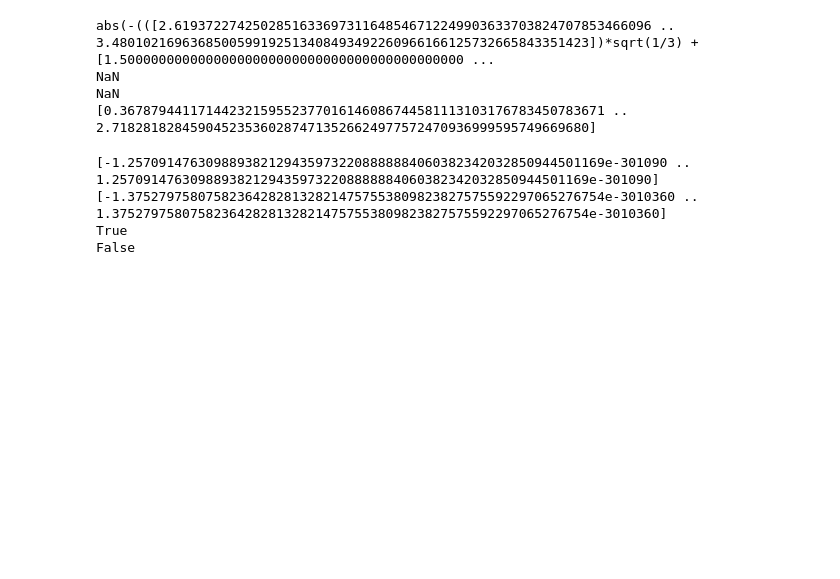
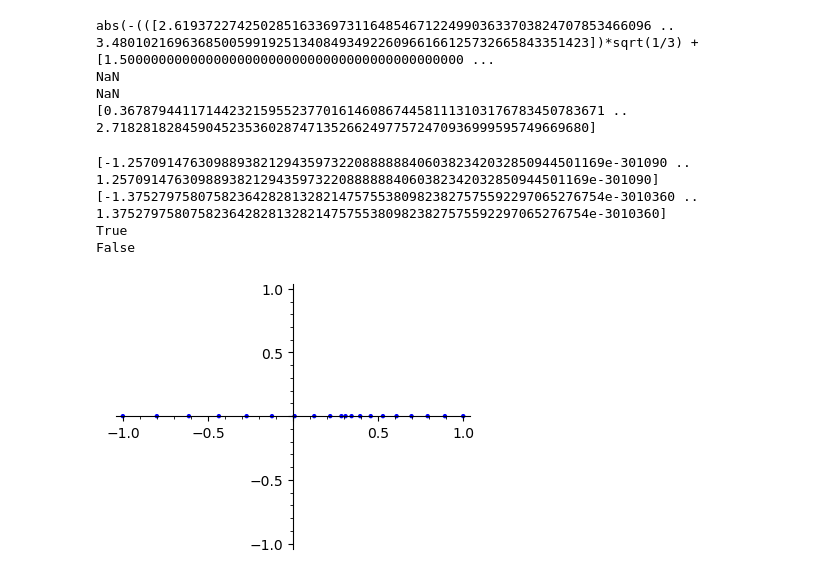
Before and after one commit to Hazdard/fluids_arith, a Jupyter notebook: test.ipynb, the cells around one changed output. Saved outputs shown, nothing was run; the diff lists cells and outputs as text; code cells hidden in the pictures; blank space fills up the shorter version.

```diff
--- a/test.ipynb
+++ b/test.ipynb
@@ -68,3 +68,34 @@ print(I1 in I2)
 [-1.3752797580758236428281328214757553809823827575592297065276754e-3010360 .. 1.3752797580758236428281328214757553809823827575592297065276754e-3010360]
 True
 False
+# %%
+def points_concentres(A, B, y, n):
+
+    t = [-1+ 2*i/(n-1) for i in range(n)]
+
+    # On applique une fonction en cloche (gaussienne aplatie) pour concentrer autour de 0
+    t_concentres = [xi * abs(xi)**0.5 for xi in t]
+
+    # Transformation vers l'intervalle [A, B] concentrée autour de y
+    largeur_gauche = y - A
+    largeur_droite = B - y
+
+    points = []
+    for xi in t_concentres:
+        if xi < 0:
+            val = y + xi * largeur_gauche
+        else:
+            val = y + xi * largeur_droite
+        points.append(val)
+
+    return points
+
+A = -1
+B = 1
+y = 0.3
+n = 20
+
+pts = points_concentres(A, B, y, n)
+list_plot([[x, 0] for x in pts], plotjoined=False, marker='o', figsize=4)
+# %% [output]
+[figure, added]
```
Also changed, not shown: parts of 1 cell of this notebook, 1 other file.
